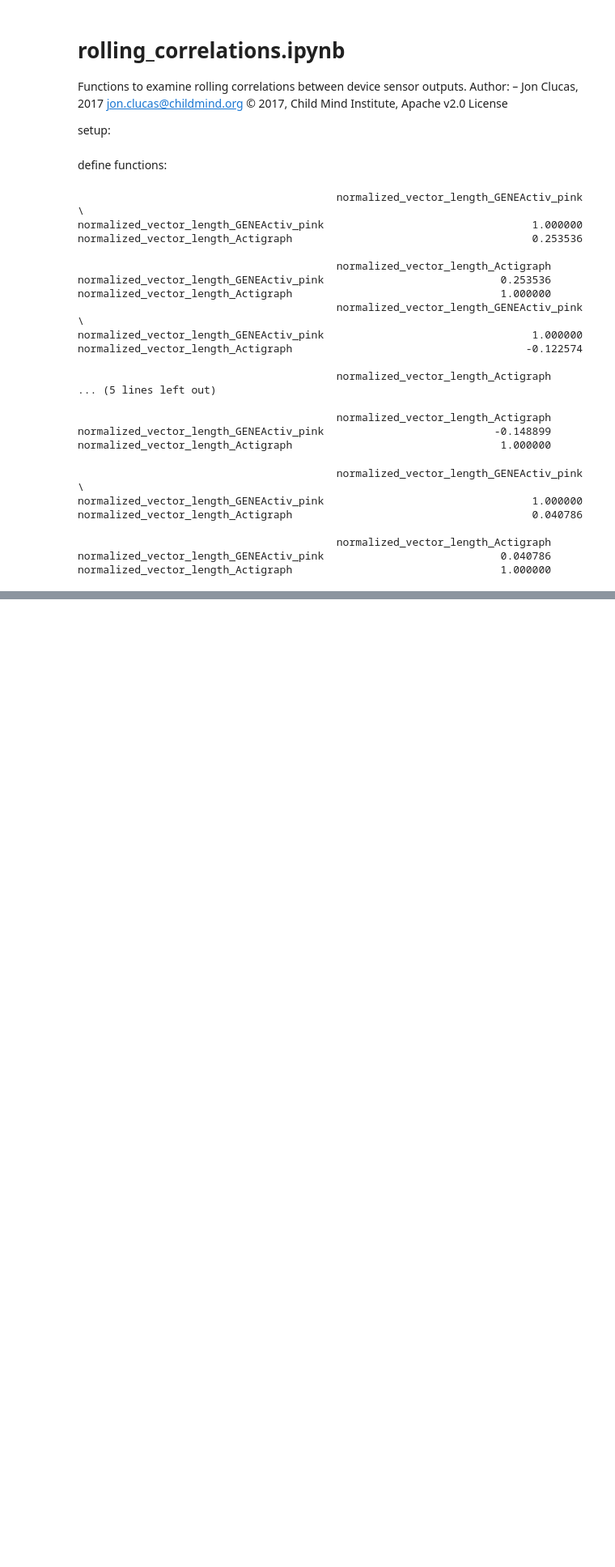
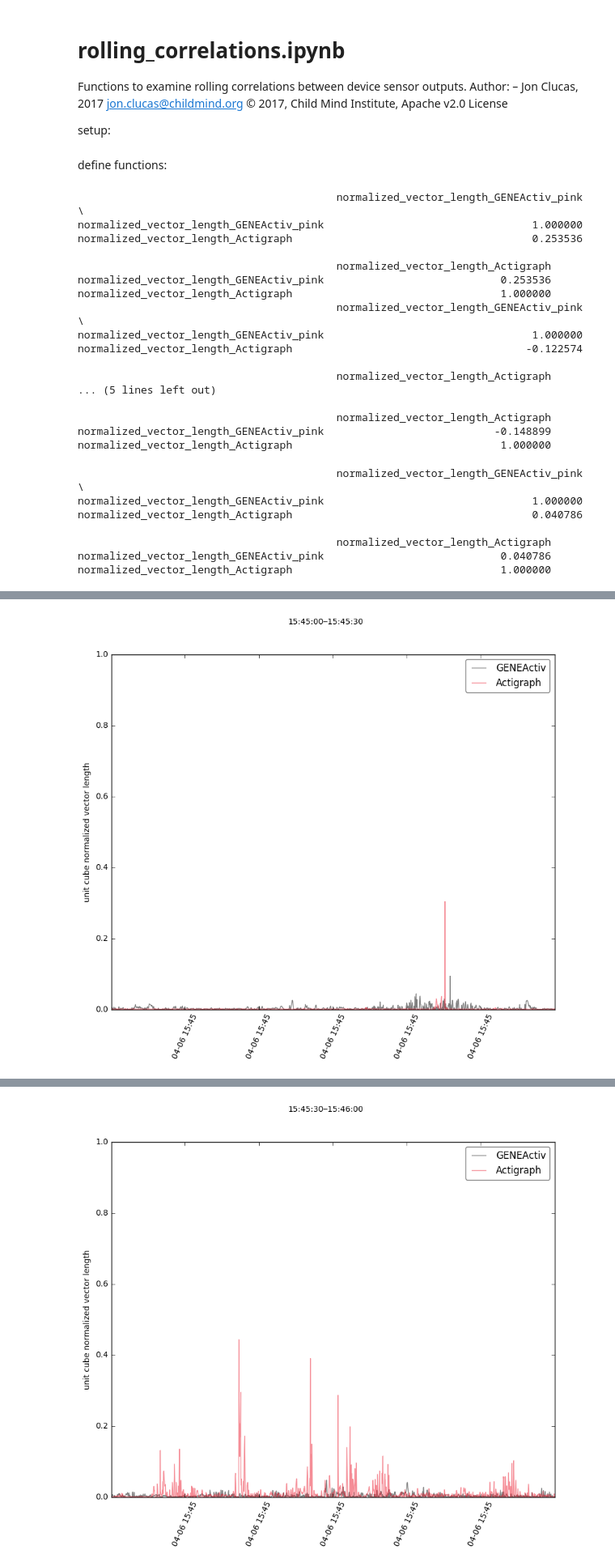
Before and after one commit to ChildMindInstitute/Healthy-Brain-Network-wearable-evaluation, a Jupyter notebook: sensor_correlations.ipynb, the cells around one changed output, grey strips where cells are left out. Shown at 81% size. Saved outputs shown, nothing was run; the diff lists cells and outputs as text; code cells hidden in the pictures; blank space fills up the shorter version.

```diff
--- a/sensor_correlations.ipynb
+++ b/sensor_correlations.ipynb
@@ -204,0 +224,10 @@ print(rcorr.dropna().mean())
+# %%
+start = datetime(2017, 4, 6, 15, 45)
+stop = datetime(2017, 4, 7, 14, 8)
+while start < stop:
+    new_start = start + timedelta(seconds=30)
+    plot_df = df.loc[(df.index >= start) & (df.index <= new_start)].copy()
+    label = '–'.join([start.strftime('%H:%M:%S'), new_start.strftime('%H:%M:%S')])
+    linechart(plot_df, label, "Arno")
+    start = new_start
+# %% [output]
@@ -204,0 +236 @@ print(rcorr.dropna().mean())
+[figure, added]
@@ -204,0 +239 @@ print(rcorr.dropna().mean())
+[figure, added]
```
Also changed, not shown: parts of 6 cells of this notebook.
